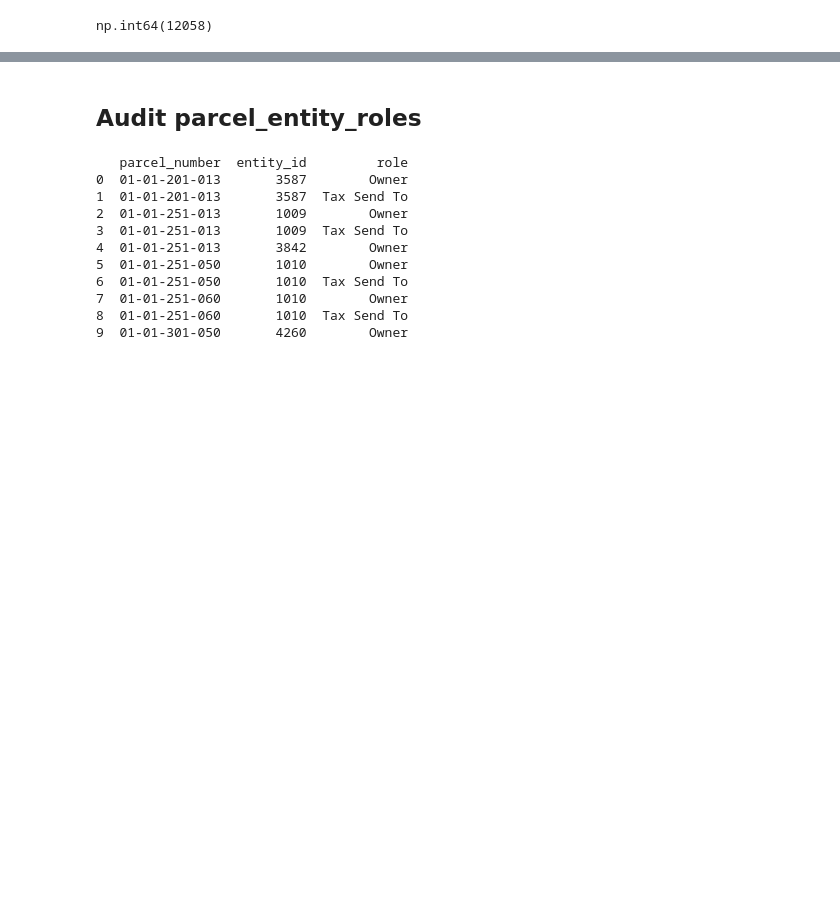
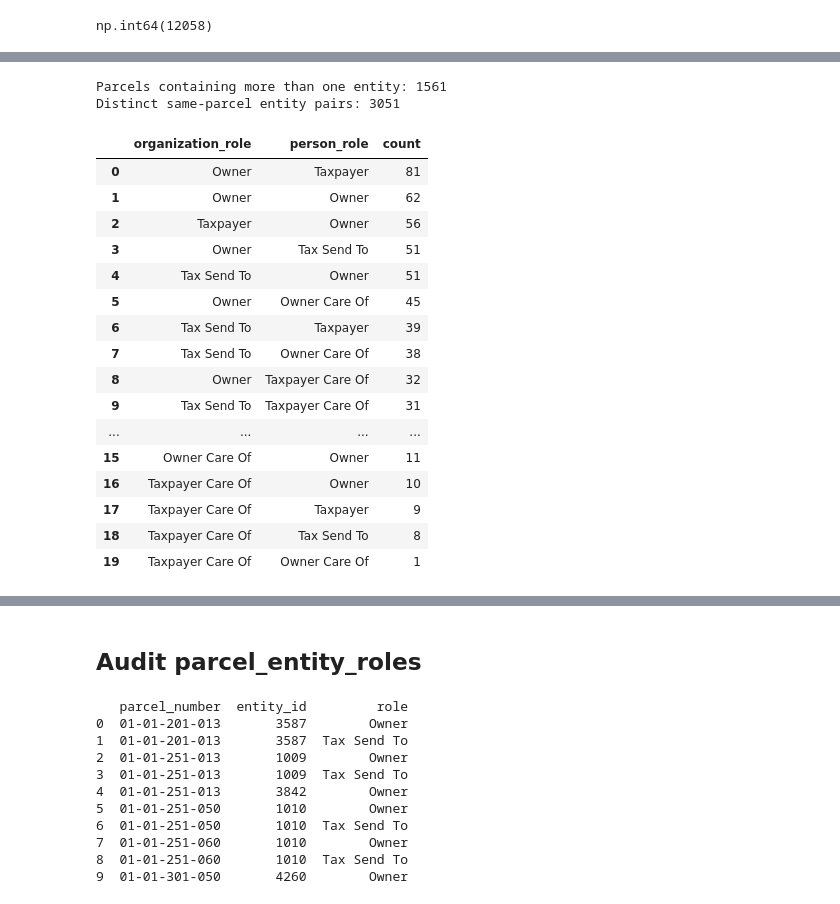
Before and after one commit to mattphinney-94/kzoo_county_project, a Jupyter notebook: Finalized_Entity_Table_Analysis.ipynb, the cells around one changed output, grey strips where cells are left out. Cells and saved outputs as stored; diff of their text form; code cells hidden in the pictures; blank space fills up the shorter version.

```diff
--- a/Finalized_Entity_Table_Analysis.ipynb
+++ b/Finalized_Entity_Table_Analysis.ipynb
@@ -84,0 +244,23 @@ np.int64(12058)
+# %%
+print(
+    "Parcels containing more than one entity:",
+    parcel_role_pairs[
+        "parcel_number"
+    ].nunique()
+)
+
+print(
+    "Distinct same-parcel entity pairs:",
+    parcel_role_pairs[
+        [
+            "parcel_number",
+            "entity_id_a",
+            "entity_id_b"
+        ]
+    ]
+    .drop_duplicates()
+    .shape[0]
+)
+# %% [output]
+Parcels containing more than one entity: 1561
+Distinct same-parcel entity pairs: 3051
@@ -84,0 +356,39 @@ np.int64(12058)
+# %%
+org_person_role_counts = (
+    org_person_pairs
+    .groupby(
+        [
+            "organization_role",
+            "person_role"
+        ]
+    )
+    .size()
+    .reset_index(
+        name="count"
+    )
+    .sort_values(
+        "count",
+        ascending=False
+    )
+    .reset_index(drop=True)
+)
+
+org_person_role_counts
+# %% [output]
+|  | organization_role | person_role | count |
+| 0 | Owner | Taxpayer | 81 |
+| 1 | Owner | Owner | 62 |
+| 2 | Taxpayer | Owner | 56 |
+| 3 | Owner | Tax Send To | 51 |
+| 4 | Tax Send To | Owner | 51 |
+| 5 | Owner | Owner Care Of | 45 |
+| 6 | Tax Send To | Taxpayer | 39 |
+| 7 | Tax Send To | Owner Care Of | 38 |
+| 8 | Owner | Taxpayer Care Of | 32 |
+| 9 | Tax Send To | Taxpayer Care Of | 31 |
+| ... | ... | ... | ... |
+| 15 | Owner Care Of | Owner | 11 |
+| 16 | Taxpayer Care Of | Owner | 10 |
+| 17 | Taxpayer Care Of | Taxpayer | 9 |
+| 18 | Taxpayer Care Of | Tax Send To | 8 |
+| 19 | Taxpayer Care Of | Owner Care Of | 1 |
```
Also changed, not shown: parts of 26 cells of this notebook, 1 other file.
